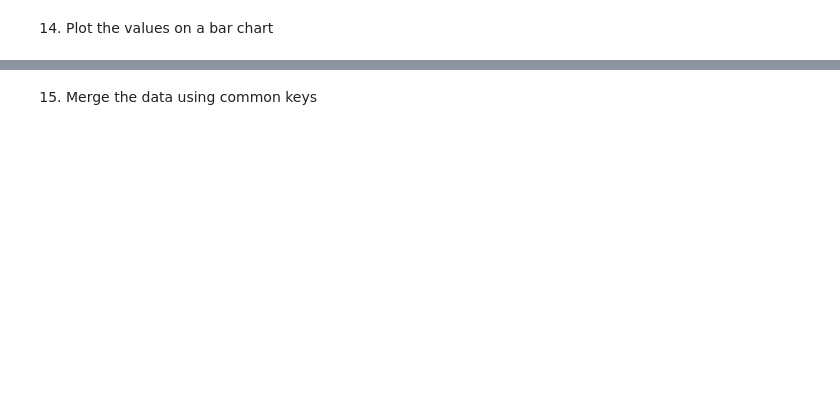
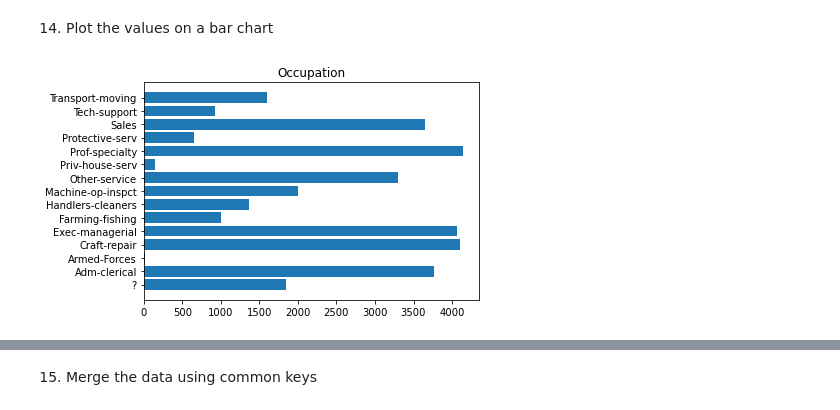
Before and after one commit to JoshuaShepard87/DSC540, a Jupyter notebook: week3/Joshua_Burden_Week3&4_Excerises.ipynb, the cells around one changed output, grey strips where cells are left out. Drawn from its saved outputs; the diff is of its cells as text; code cells hidden in the pictures; blank space fills up the shorter version.

```diff
--- a/week3/Joshua_Burden_Week3&4_Excerises.ipynb
+++ b/week3/Joshua_Burden_Week3&4_Excerises.ipynb
@@ -157,2 +396,5 @@ Activity 6: Working with the Adult Income Dataset (UCI)
 # %% [markdown]
 13) use subset and groupby to find outliers
+# %%
+occuAge = newSubDF.groupby('occupation').describe()['age']
+occuAge
@@ -159,2 +441,8 @@ Activity 6: Working with the Adult Income Dataset (UCI)
 # %% [markdown]
 14) Plot the values on a bar chart
+# %%
+plt.barh(y=occuAge.index, width=occuAge['count'])
+plt.title("Occupation")
+plt.show()
+# %% [output]
+[figure, added]
```
Also changed, not shown: parts of 95 cells of this notebook, 3 other files.
